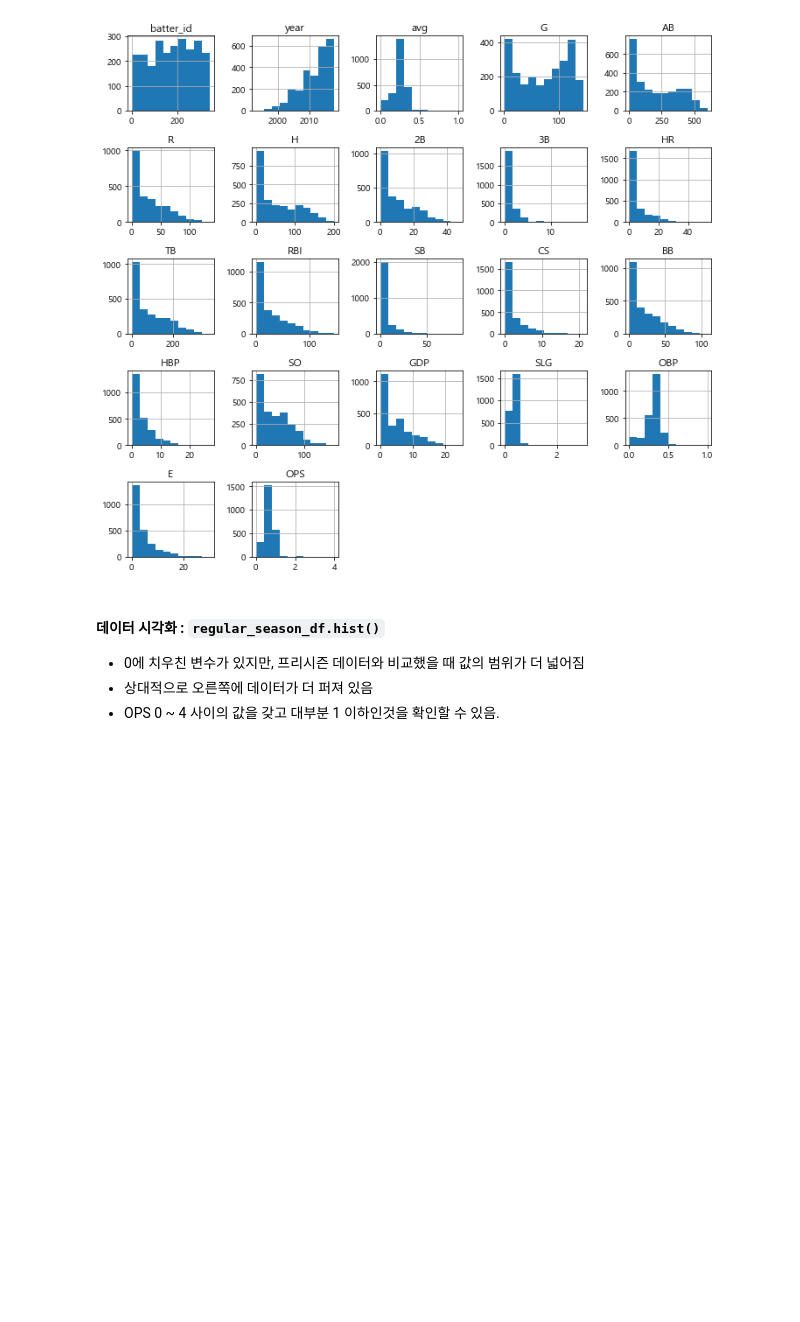
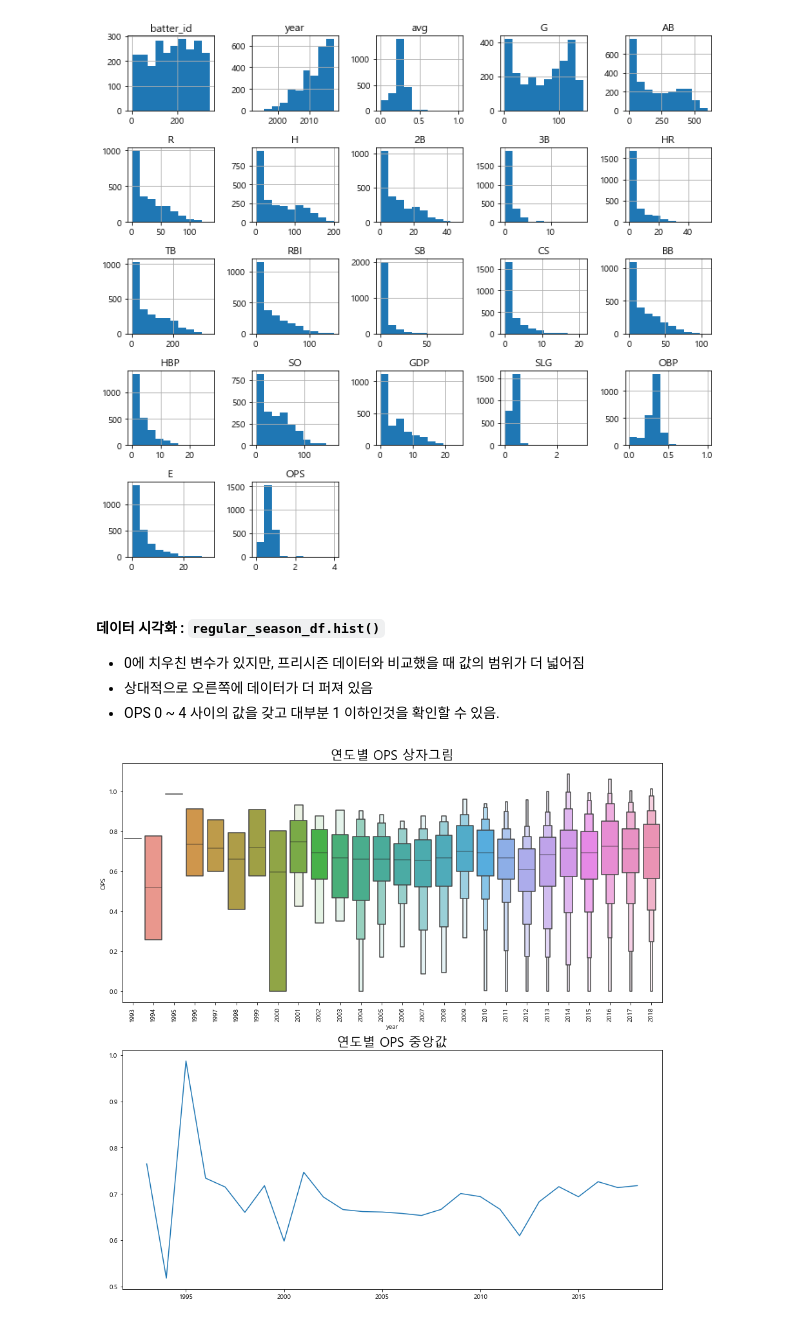
Before and after one commit to msio900/dacon_1st_solution, a Jupyter notebook: Chap01_practice.ipynb, the cells around one changed output. Cells and saved outputs as stored; diff of their text form; code cells hidden in the pictures; blank space fills up the shorter version.

```diff
--- a/Chap01_practice.ipynb
+++ b/Chap01_practice.ipynb
@@ -151,3 +151,15 @@ plt.show()
 * 0에 치우친 변수가 있지만, 프리시즌 데이터와 비교했을 때 값의 범위가 더 넓어짐
 * 상대적으로 오른쪽에 데이터가 더 퍼져 있음
 * OPS 0 ~ 4 사이의 값을 갖고 대부분 1 이하인것을 확인할 수 있음.
+# %%
+plt.figure(figsize=(15, 15))
+plt.subplot(2, 1, 1)
+g = sns.boxenplot(x='year', y='OPS', data=regular_season_df, showfliers=False)
+g.set_title('연도별 OPS 상자그림', size=20)
+g.set_xticklabels(g.get_xticklabels(), rotation=90)
+plt.subplot(2, 1, 2)
+plt.plot(regular_season_df.groupby('year')['OPS'].median())
+plt.title('연도별 OPS 중앙값', size=20)
+plt.show()
+# %% [output]
+[figure, added]
```
Also changed, not shown: parts of 46 cells of this notebook.
